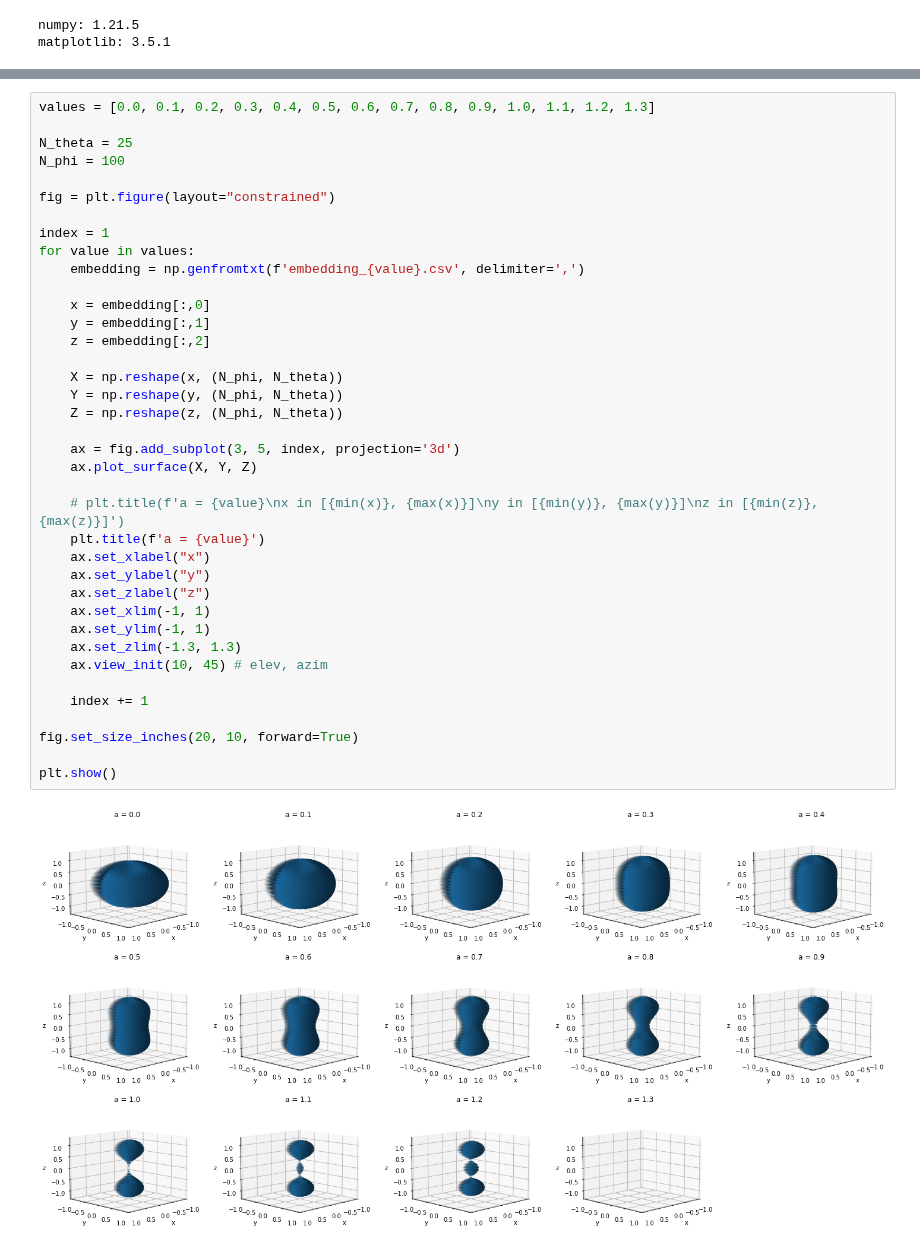
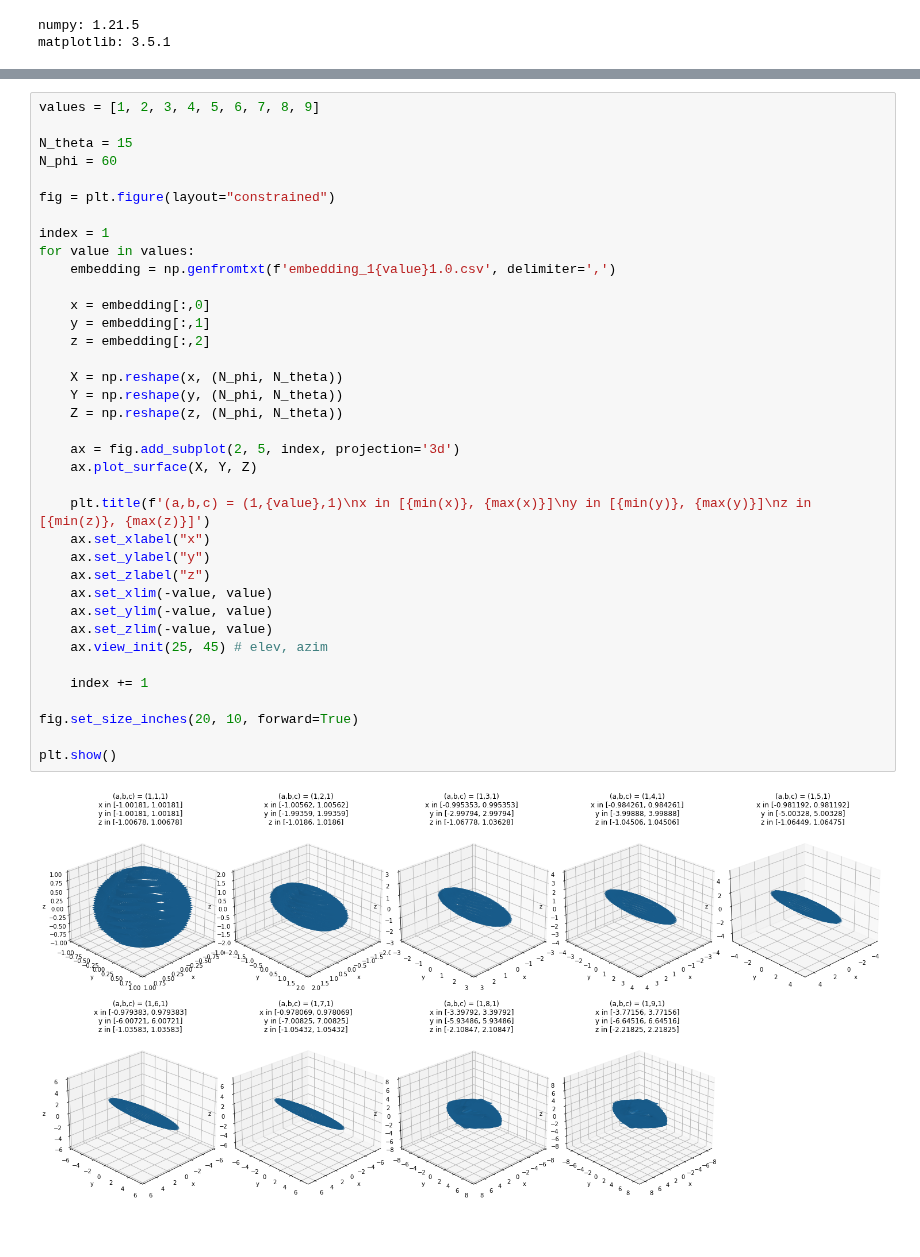
Before and after one commit to iago-mendes/eucled, a Jupyter notebook: src/exercises/08-embedding/assets/plots.ipynb, the cells around one changed output, grey strips where cells are left out. Drawn from its saved outputs; the diff is of its cells as text; blank space fills up the shorter version.

Commit message:
Test more the embedding of ellipsoid.

```diff
--- a/src/exercises/08-embedding/assets/plots.ipynb
+++ b/src/exercises/08-embedding/assets/plots.ipynb
@@ -176,41 +171,40 @@ plt.tight_layout()
 # %%
-values = [0.0, 0.1, 0.2, 0.3, 0.4, 0.5, 0.6, 0.7, 0.8, 0.9, 1.0, 1.1, 1.2, 1.3]
+values = [1, 2, 3, 4, 5, 6, 7, 8, 9]
 
-N_theta = 25
-N_phi = 100
+N_theta = 15
+N_phi = 60
 
 fig = plt.figure(layout="constrained")
 
 index = 1
 for value in values:
-	embedding = np.genfromtxt(f'embedding_{value}.csv', delimiter=',')
+	embedding = np.genfromtxt(f'embedding_1{value}1.0.csv', delimiter=',')
 
 	x = embedding[:,0]
 	y = embedding[:,1]
 	z = embedding[:,2]
 
 	X = np.reshape(x, (N_phi, N_theta))
 	Y = np.reshape(y, (N_phi, N_theta))
 	Z = np.reshape(z, (N_phi, N_theta))
 
-	ax = fig.add_subplot(3, 5, index, projection='3d')
+	ax = fig.add_subplot(2, 5, index, projection='3d')
 	ax.plot_surface(X, Y, Z)
 
-	# plt.title(f'a = {value}\nx in [{min(x)}, {max(x)}]\ny in [{min(y)}, {max(y)}]\nz in [{min(z)}, {max(z)}]')
-	plt.title(f'a = {value}')
+	plt.title(f'(a,b,c) = (1,{value},1)\nx in [{min(x)}, {max(x)}]\ny in [{min(y)}, {max(y)}]\nz in [{min(z)}, {max(z)}]')
 	ax.set_xlabel("x")
 	ax.set_ylabel("y")
 	ax.set_zlabel("z")
-	ax.set_xlim(-1, 1)
-	ax.set_ylim(-1, 1)
-	ax.set_zlim(-1.3, 1.3)
-	ax.view_init(10, 45) # elev, azim
+	ax.set_xlim(-value, value)
+	ax.set_ylim(-value, value)
+	ax.set_zlim(-value, value)
+	ax.view_init(25, 45) # elev, azim
 
 	index += 1
 
 fig.set_size_inches(20, 10, forward=True)
 
 plt.show()
 # %% [output]
-[figure, old version]
+[figure, new version]
 # %%
```
Also changed, not shown: parts of 5 cells of this notebook, 1 other file.
